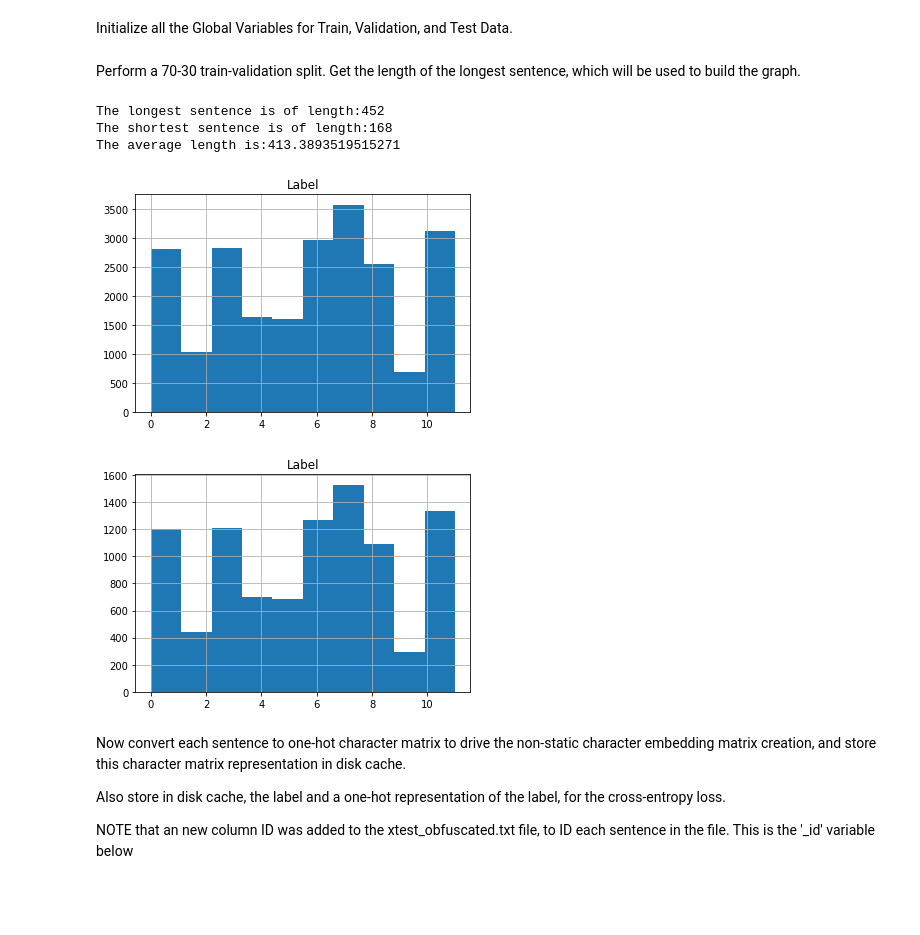
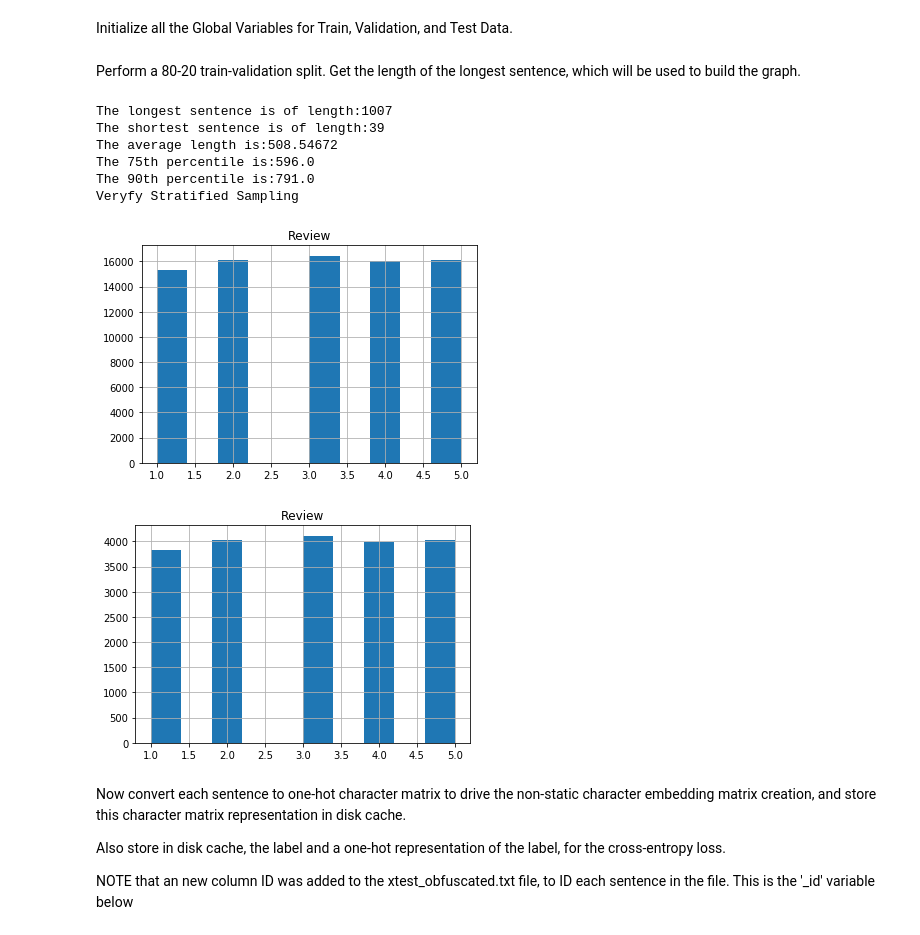
Before and after one commit to nitinvwaran/NLP-Deep, a Jupyter notebook: Character-Level-CNN.ipynb, the cells around one changed output. Cells and saved outputs as stored; diff of their text form; code cells hidden in the pictures; blank space fills up the shorter version.

Commit message:
amazon reviews

```diff
--- a/Character-Level-CNN.ipynb
+++ b/Character-Level-CNN.ipynb
@@ -12,15 +12,19 @@ np.set_printoptions(threshold=np.nan)
 # %% [markdown]
 Initialize all the Global Variables for Train, Validation, and Test Data.
 # %%
-
 ''' Below are all the "global" constants used in the model (not hyperparameters or graph parameters)'''
 
-train_dir = '/home/nitin/Desktop/sdb1/all_files/amazon_reviews_data/train'
-valid_dir = '/home/nitin/Desktop/sdb1/all_files/amazon_reviews_data/valid'
-test_dir = '/home/nitin/Desktop/sdb1/all_files/amazon_reviews_data/test'
+home_dir = '/home/nitin/Desktop/sdb1/all_files/amazon_reviews_data/'
+
+one_hot_train_dir = '/home/nitin/Desktop/sdb1/all_files/amazon_reviews_data/train/'
+one_hot_valid_dir = '/home/nitin/Desktop/sdb1/all_files/amazon_reviews_data/valid/'
+one_hot_test_dir = '/home/nitin/Desktop/sdb1/all_files/amazon_reviews_data/test/'
+
+train_file = home_dir + 'amazon_review_full_csv/train_sample.csv'
+test_file = home_dir + 'amazon_review_full_csv/test_sample.csv'
 
 # Stores all the checkpoint models
-checkpoint_dir = '/home/ubuntu/Desktop/challenge/offline_challenge_to_send/offline_challenge_to_send/checkpoints/'
+checkpoint_dir = '/home/nitin/Desktop/sdb1/all_files/amazon_reviews_data/checkpoints/'
 
 # Index denotes the column placement in the character embedding matrix
 # This is used to create the one-hot character vector of sentence inputs
@@ -32,53 +36,73 @@ one_hot_column_label = {'a':0,'b':1,'c':2,'d':3,'e':4,'f':5,'g':6,'h':7,'i':8,'j
                         '@':75,'#':76,'$':77,'%':78,'^':79,'&':80,'*':81,'~':82,'`':83,'+':84,'-':85,'=':86,'<':87,'>':88,'(':89,')':90,'[':91,
                         ']':92,'{':93,'}':94}
 
+num_chars_dict = 95
+
 # Number of labels to classify
 num_labels = 5
-
-# Test Data Parameters
-X_test = pd.read_csv('/home/ubuntu/Desktop/challenge/offline_challenge_to_send/offline_challenge_to_send/xtest_obfuscated.txt')
 # %% [markdown]
-Perform a 70-30 train-validation split. Get the length of the longest sentence, which will be used to build the graph.
+Perform a 80-20 train-validation split. Get the length of the longest sentence, which will be used to build the graph.
 # %%
 # Combine and label before train / valid split
-full_train_file = pd.concat([train_file,label_file],axis=1)
-full_train_file['novel'] = full_train_file['Label'].map(label_story)
+train_data = pd.read_csv(train_file)
 
+# Are the datasets balanced - yes
+#print ('Checking Dataset Balance')
+#train_data.hist(column='Review')
+#test_data.hist(column='Review')
+
+label_data = train_data.loc[:,'Review']
+all_data = train_data
+all_data = all_data.append(test_data,ignore_index=True)
 
 # We get the max_len for padding and for the convolution filter definition in the model
 max_len = 0
 total_len = 0
 min_len = 999
-for index,row in full_train_file.iterrows():
-    total_len += len(row[0])
-    if (max_len < len(row[0])):
-        max_len = len(row[0])
-    if (min_len > len(row[0])):
-        min_len = len(row[0])
+ls_len = []
+for index,row in all_data.iterrows():
+    total_len += len(row[2])
+    ls_len.append(len(row[2]))
+    if (max_len < len(row[2])):
+        max_len = len(row[2])
+    if (min_len > len(row[2])):
+        min_len = len(row[2])
 
+np_len = np.asarray(ls_len)
 
 print ('The longest sentence is of length:' + str(max_len))
 print ('The shortest sentence is of length:' + str(min_len))
-print ('The average length is:' + str(total_len/full_train_file.shape[0]))
+print ('The average length is:' + str(total_len/train_data.shape[0]))
+print ('The 75th percentile is:' + str(np.percentile(np_len,75)))
+print ('The 90th percentile is:' + str(np.percentile(np_len,90)))
+
+all_data = None
 
 # Train and test split (stratified sampling, 70-30 split)
-X_train,X_valid,y_train,y_valid = train_test_split(full_train_file,label_file,test_size=0.3,train_size=0.7,random_state=13814,shuffle=True,stratify=label_file)
+X_train,X_valid,y_train,y_valid = train_test_split(train_data,label_data,test_size=0.2,train_size=0.8,random_state=13814,shuffle=True,stratify=label_data)
+X_test = pd.read_csv(test_file)
+
+
 
 # Verify that stratified sampling worked (histogram distributions must be same)
-X_train.hist(column="Label") # First histogram is training
-X_valid.hist(column="Label") # Second histogram is validation
+print ('Veryfy Stratified Sampling')
+X_train.hist(column="Review") # First histogram is training
+X_valid.hist(column="Review") # Second histogram is validation
 
 
 'Some more "global" variables'
-cutoff_len = max_len
+cutoff_len = np.percentile(np_len,90) # a graph parameter
 train_count = X_train.shape[0]
 valid_count = X_valid.shape[0]
 # %% [output]
-The longest sentence is of length:452
-The shortest sentence is of length:168
-The average length is:413.3893519515271
+The longest sentence is of length:1007
+The shortest sentence is of length:39
+The average length is:508.54672
+The 75th percentile is:596.0
+The 90th percentile is:791.0
+Veryfy Stratified Sampling
-[figure, old version]
+[figure, new version]
-[figure, old version]
+[figure, new version]
 # %% [markdown]
 Now convert each sentence to one-hot character matrix to drive the non-static character embedding matrix creation, and store this character matrix representation in disk cache.
 
```
Also changed, not shown: parts of 1 cell of this notebook.
